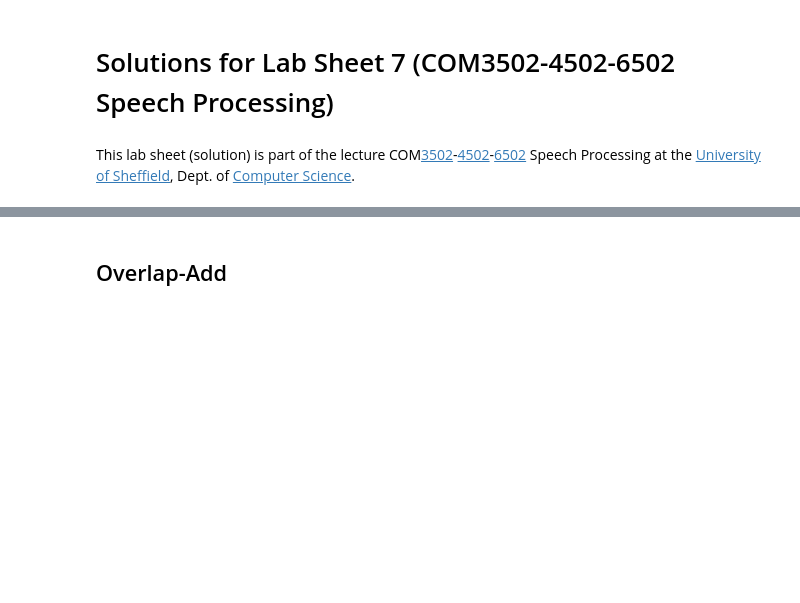
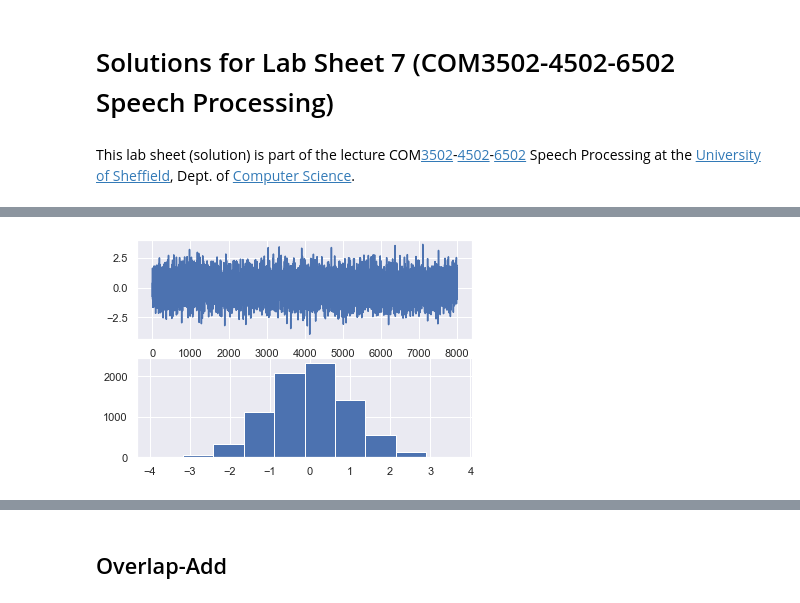
Before and after one commit to sap-shef/SpeechProcesssingLab, a Jupyter notebook: Lab-Sheet-Solutions/Lab-Sheet-7-Solution.ipynb, the cells around one changed output, grey strips where cells are left out. Cells and saved outputs as stored; diff of their text form; code cells hidden in the pictures; blank space fills up the shorter version.

Commit message:
random signal in Sheet 7

```diff
--- a/Lab-Sheet-Solutions/Lab-Sheet-7-Solution.ipynb
+++ b/Lab-Sheet-Solutions/Lab-Sheet-7-Solution.ipynb
@@ -14,0 +22,15 @@ import numpy as np               # math
+# %%
+# create a normally distributed random signal of legth 1 second
+noise=np.random.normal(size=8000)
+
+# visualise the signal
+plt.subplot(2,1,1)
+plt.plot(noise)
+
+# visualise the histogram
+plt.subplot(2,1,2)
+plt.hist(noise)
+
+# listen to the sound file
+ipd.Audio(noise, rate=8000)
+# %% [output]
@@ -14,0 +38 @@ import numpy as np               # math
+[figure, added]
```
Also changed, not shown: parts of 19 cells of this notebook, 1 other file.
